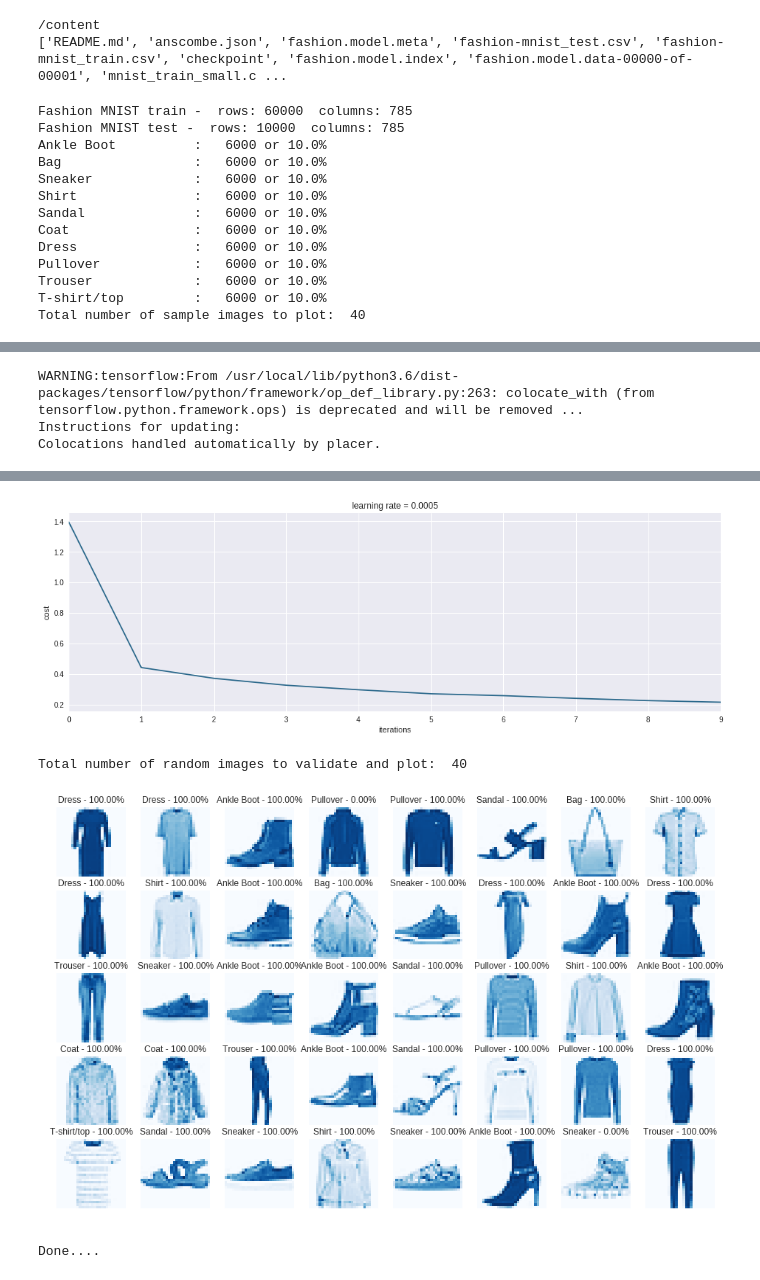
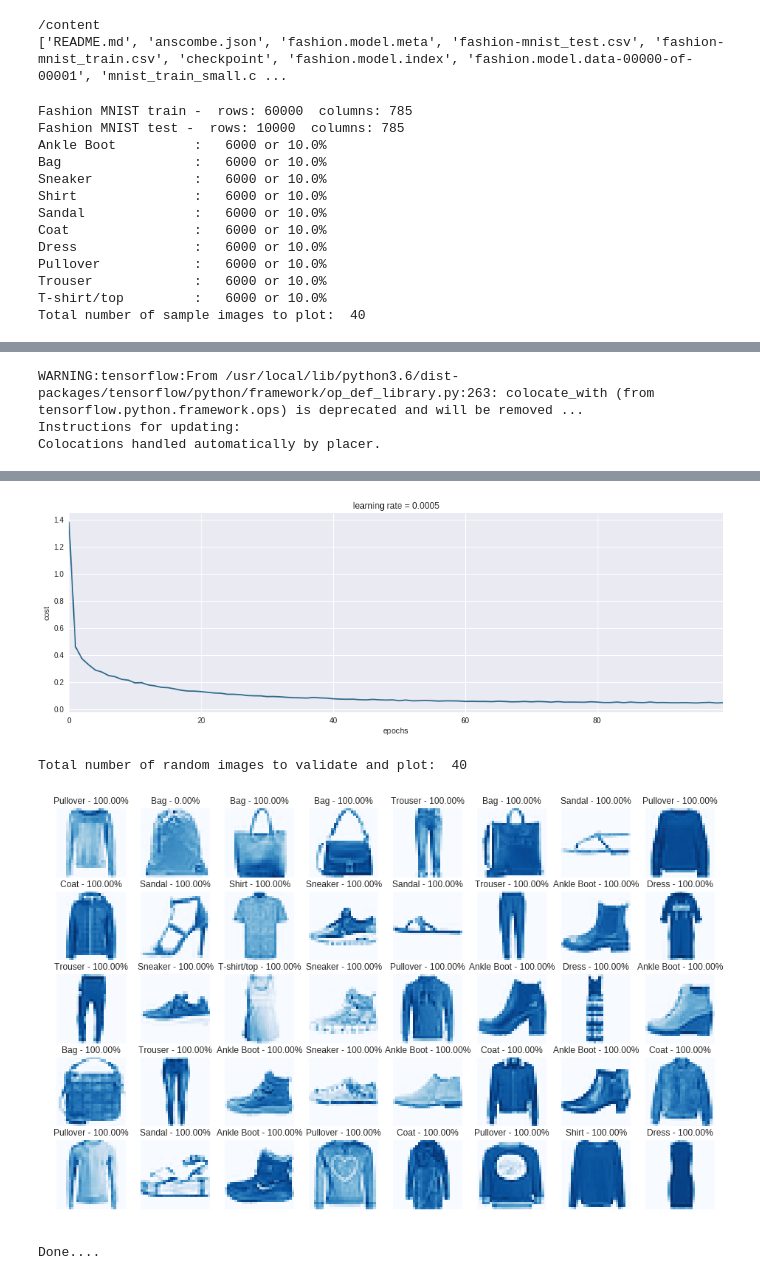
Before and after one commit to jsomya/deep-learning, a Jupyter notebook: fashion_mnist.ipynb, the cells around one changed output, grey strips where cells are left out. Cells and saved outputs as stored; diff of their text form; code cells hidden in the pictures.

```diff
--- a/fashion_mnist.ipynb
+++ b/fashion_mnist.ipynb
@@ -267,6 +267,44 @@ def create_optimizer(learning_rate):
     optimizer = tf.train.AdamOptimizer(learning_rate=learning_rate)
     return optimizer
 
+
+def create_trace(x,y,ylabel,color):
+        trace = go.Scatter(
+            x = x,y = y,
+            name=ylabel,
+            marker=dict(color=color),
+            mode = "markers+lines",
+            text=x
+        )
+        return trace
+
+def plot_accuracy_and_loss(history):
+    hist = history
+    acc = hist['acc']
+    val_acc = hist['val_acc']
+    loss = hist['loss']
+    val_loss = hist['val_loss']
+    epochs = list(range(1,len(acc)+1))
+
+    trace_ta = create_trace(epochs,acc,"Training accuracy", "Green")
+    trace_va = create_trace(epochs,val_acc,"Validation accuracy", "Red")
+    trace_tl = create_trace(epochs,loss,"Training loss", "Blue")
+    trace_vl = create_trace(epochs,val_loss,"Validation loss", "Magenta")
+
+    fig = tools.make_subplots(rows=1,cols=2, subplot_titles=('Training and validation accuracy',
+                                                             'Training and validation loss'))
+    fig.append_trace(trace_ta,1,1)
+    fig.append_trace(trace_va,1,1)
+    fig.append_trace(trace_tl,1,2)
+    fig.append_trace(trace_vl,1,2)
+    fig['layout']['xaxis'].update(title = 'Epoch')
+    fig['layout']['xaxis2'].update(title = 'Epoch')
+    fig['layout']['yaxis'].update(title = 'Accuracy', range=[0,1])
+    fig['layout']['yaxis2'].update(title = 'Loss', range=[0,1])
+
+
+    iplot(fig, filename='accuracy-loss')
+
 n_conv1 = 32
 k_conv1 = 3
 n_conv2 = 64
@@ -315,12 +353,15 @@ accuracy_pct = tf.reduce_mean(tf.cast(correct_predictions, tf.float32)) * 100
 
 initializer_op = tf.global_variables_initializer()
 
+# training history
+#history = {"acc":[],"val_acc":[],"loss":[],"val_loss":[]}
+
 with tf.Session() as session:
     session.run(initializer_op)
 
     costs = []
     #make this 100
-    n_epochs = 10
+    n_epochs = 100
     batch_size = 128
     saver = tf.train.Saver();
     for epoch in range(n_epochs):
@@ -344,6 +385,8 @@ with tf.Session() as session:
                       ": cost = ", '{:.3f}'.format(avg_cost),
                       ", accuracy = ", '{:.2f}'.format(avg_accuracy_pct), "%",
                        sep='')
+      #history["acc"].append(avg_accuracy_pct)
+      #history["loss"].append(avg_cost)
       # save model after each epoch
       saver.save(session,'./sample_data/fashion.model')
       costs.append(avg_cost)
@@ -353,7 +396,7 @@ with tf.Session() as session:
     plt.plot(np.squeeze(costs), color='#2A688B')
     plt.xlim(0, n_epochs-1)
     plt.ylabel("cost")
-    plt.xlabel("iterations")
+    plt.xlabel("epochs")
     plt.title("learning rate = {rate}".format(rate=learning_rate))
     plt.savefig(lr_cost_graph_filename, dpi=300)
     plt.show()
@@ -363,15 +406,24 @@ with tf.Session() as session:
     #                sep='')
     # model is trained - apply it on testing data
     if run_accuracy_on_test > 0:
-      n_batches = int(10000/batch_size)
-      avg_accuracy_pct = 0.0
-      for i in range(n_batches):
-        batch_x, batch_y = next_batch(batch_size,test_images,test_labels,10000)
-        batch_acc = session.run(accuracy_pct, feed_dict = {x:batch_x, y:batch_y})
-        avg_accuracy_pct += batch_acc / n_batches
-        print(" Test Batch ", '%03d' % (i+1),
-                          ", test accuracy = ", '{:.2f}'.format(avg_accuracy_pct), "%",
-                          sep='')
+      for epoch in range(n_epochs):
+        avg_cost = 0.0
+        n_batches = int(10000/batch_size)
+        avg_accuracy_pct = 0.0
+        for i in range(n_batches):
+          batch_x, batch_y = next_batch(batch_size,test_images,test_labels,10000)
+          batch_cost,batch_acc = session.run([cost,accuracy_pct], feed_dict = {x:batch_x, y:batch_y})
+          avg_accuracy_pct += batch_acc / n_batches
+          avg_cost += batch_cost / n_batches
+
+          #print(" Test Batch ", '%03d' % (i+1),
+          #", test accuracy = ", '{:.2f}'.format(avg_accuracy_pct), "%", sep='')
+        #history["val_acc"].append(avg_accuracy_pct)
+        #history["val_loss"].append(avg_cost)
+
+      # plot accuracy and loss
+      #plot_accuracy_and_loss(history)
+
 
     # verifying random data
     # get random sample data
@@ -433,4 +492,4 @@ Epoch 010: cost = 0.216, accuracy = 91.90%
-[figure, old version]
+[figure, new version]
 Total number of random images to validate and plot:  40
-[figure, old version]
+[figure, new version]
 Done....
```
Also changed, not shown: parts of 1 cell of this notebook.
